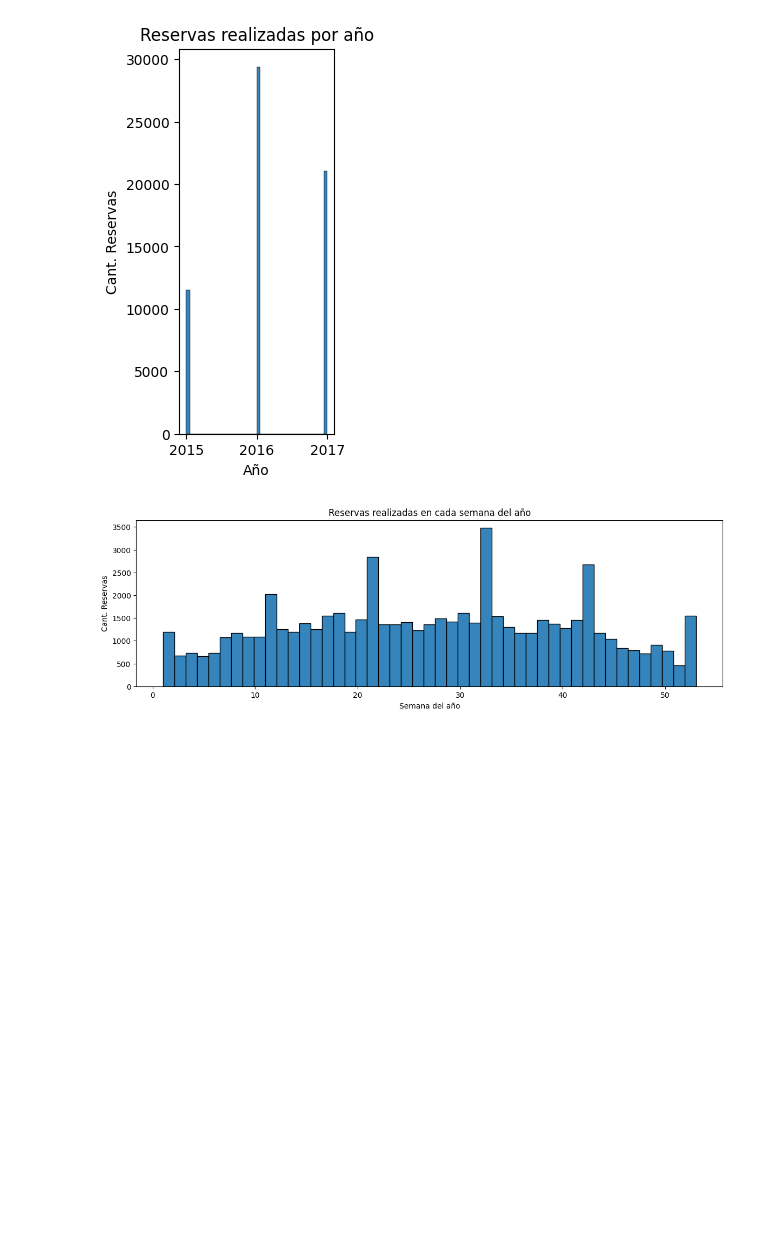
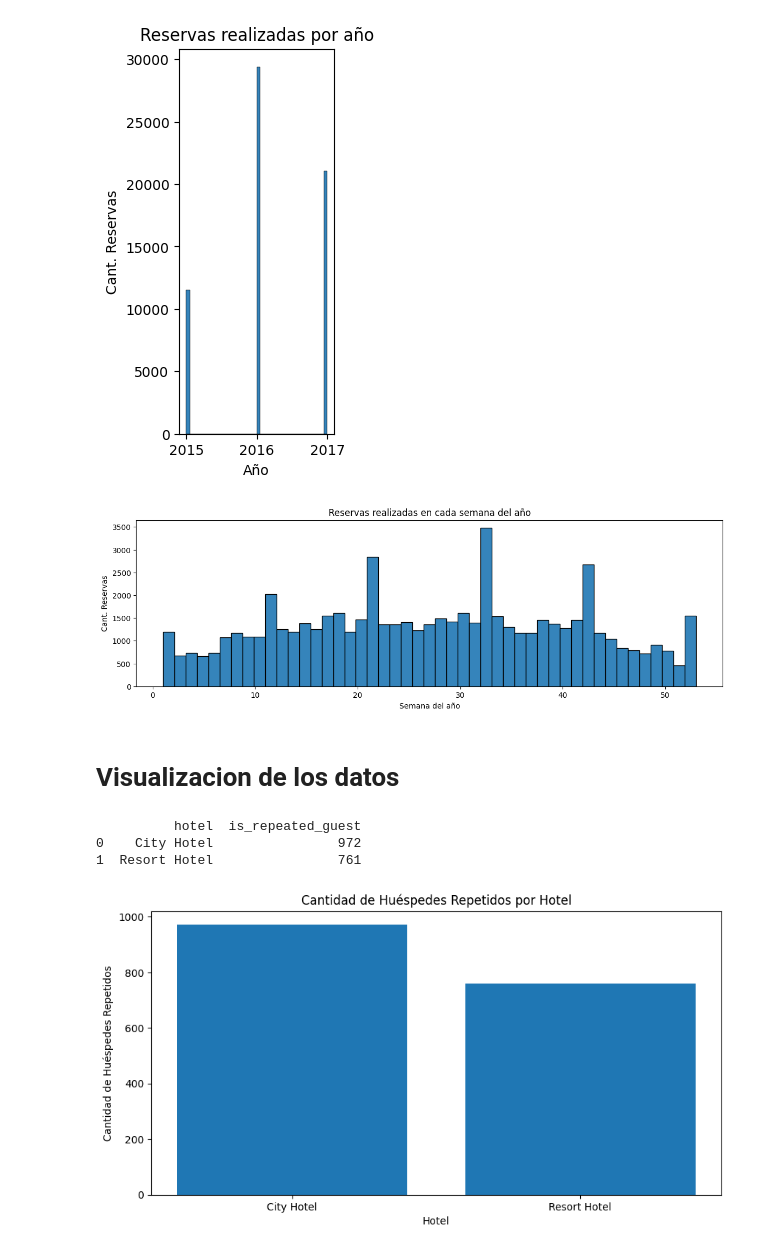
Before and after one commit to gmenendez0/7506R-2C2023-GRUPO07, a Jupyter notebook: 7506R_TP1_GRUPO07_CHP1_ENTREGA.ipynb, the cells around one changed output. Drawn from its saved outputs; the diff is of its cells as text; code cells hidden in the pictures; blank space fills up the shorter version.

Commit message:
feat: agregue nuevas visualizaciones de las variables enteras o no categoricas por el momento (las agrupe en conjuntos que parecian tener relacion basandome en los datos que tenian)

```diff
--- a/7506R_TP1_GRUPO07_CHP1_ENTREGA.ipynb
+++ b/7506R_TP1_GRUPO07_CHP1_ENTREGA.ipynb
@@ -265,3 +265,18 @@ sns.histplot(data=dsHotelCopy['arrival_date_week_number'], alpha = 0.9).set(titl
  Text(0, 0.5, 'Cant. Reservas')]
 [figure]
 [figure]
+# %% [markdown]
+# Visualizacion de los datos
+# %%
+reapeatedGuestsPerHotel = dsHotelCopy.groupby('hotel')['is_repeated_guest'].sum().reset_index()
+plt.figure(figsize=(10, 5))
+plt.bar(reapeatedGuestsPerHotel['hotel'], reapeatedGuestsPerHotel['is_repeated_guest'])
+plt.xlabel('Hotel')
+plt.ylabel('Cantidad de Huéspedes Repetidos')
+plt.title('Cantidad de Huéspedes Repetidos por Hotel')
+plt.show()
+# %% [output]
+          hotel  is_repeated_guest
+0    City Hotel                972
+1  Resort Hotel                761
+[figure, added]
```
Also changed, not shown: parts of 7 cells of this notebook.
